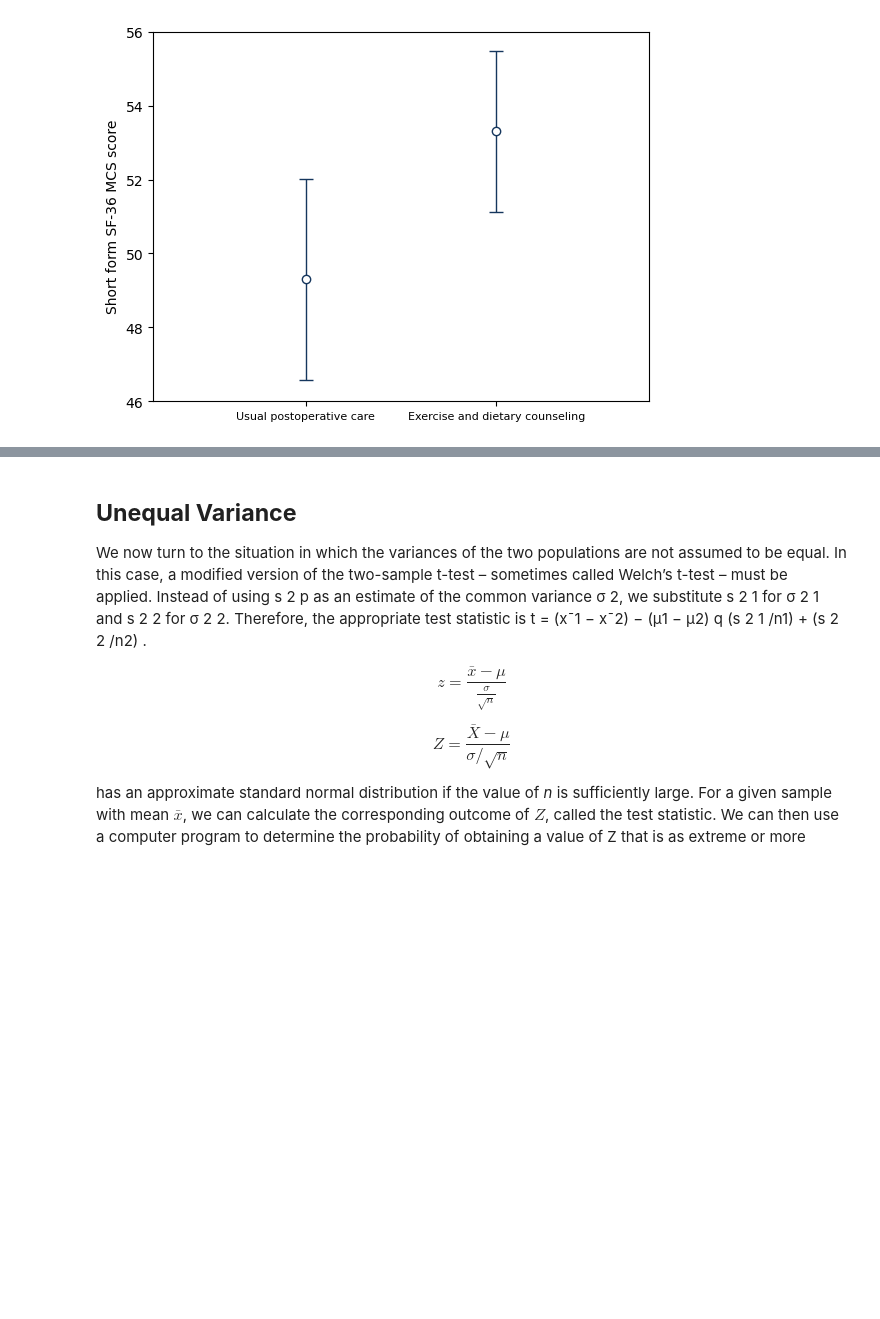
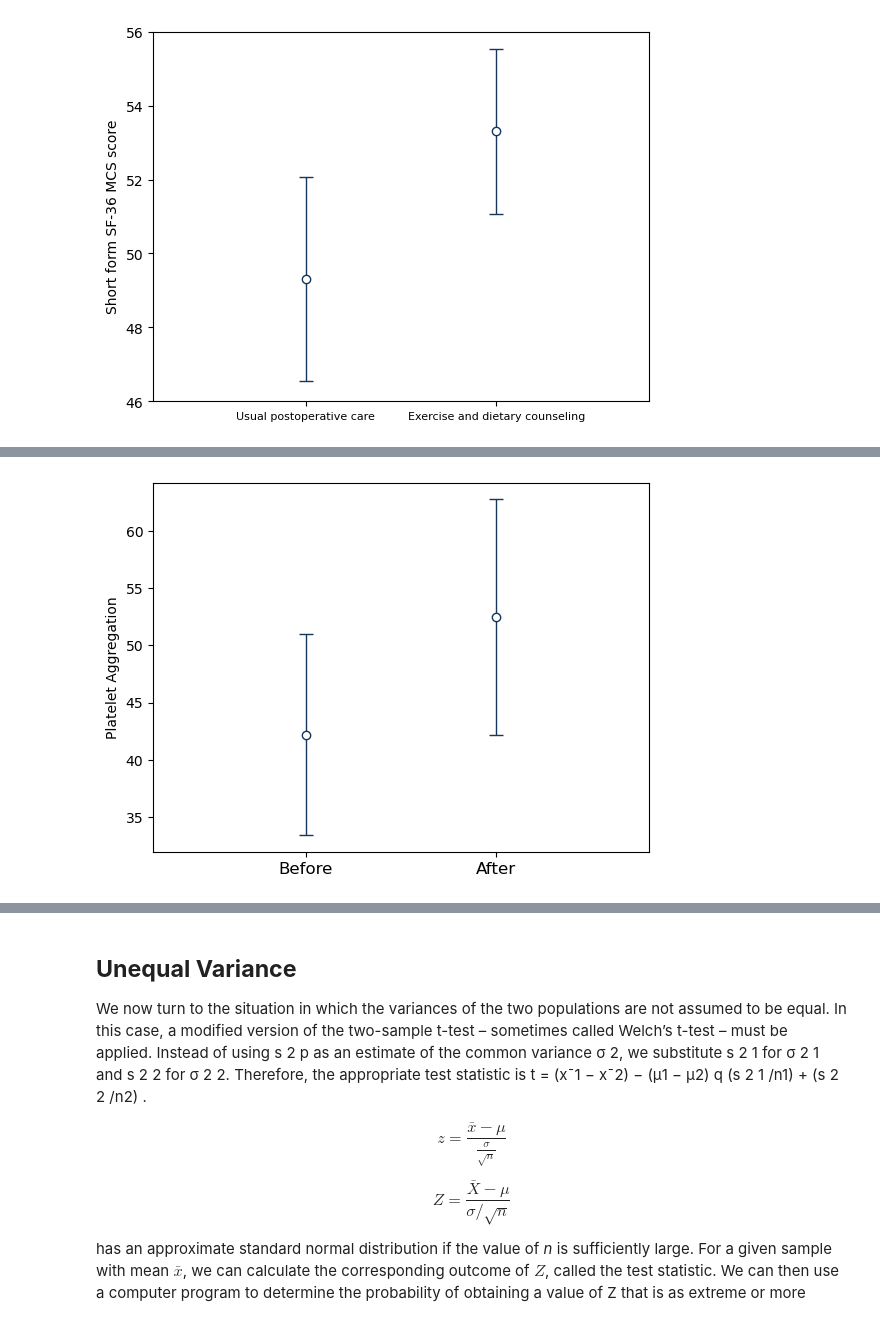
Before and after one commit to DavidSenseman/BIO5853, a Jupyter notebook: Lesson_03_3.ipynb, the cells around one changed output, grey strips where cells are left out. Drawn from its saved outputs; the diff is of its cells as text; code cells hidden in the pictures; blank space fills up the shorter version.

```diff
--- a/Lesson_03_3.ipynb
+++ b/Lesson_03_3.ipynb
@@ -400,0 +829,45 @@ If the code is correct, you should see the following table.
+# %%
+# Insert your code for Exercise 6 here
+
+import matplotlib.pyplot as plt
+
+# Enter values manually
+means = [42.18, 52.45]  # Mean values
+margin_of_errors = [8.80, 10.31]  # Margin of error
+
+# Set color
+color_1 = '#15365d' # Dark blue
+
+# Data categories
+categories = ['Before', 'After']
+
+# Set positions
+positions = [1,2]
+
+# Set plot environment
+fig, ax = plt.subplots()
+
+# Plot error bars
+ax.errorbar(positions, means,
+             yerr=margin_of_errors, fmt='o',
+             capsize=5,
+             elinewidth=1,
+             ecolor=color_1,
+             markeredgecolor=color_1,
+             markerfacecolor='white',
+             markeredgewidth=1)
+
+# Labeling Axes
+plt.ylabel('Platelet Aggregation')
+
+# Adjust the spacing between categories
+ax.set_xticks(positions,categories,fontsize=12)
+ax.set_xlim(0.2, 2.8)
+
+# Set Y-axis limits
+#plt.ylim(46, 56)
+
+# Show plot
+plt.show()
+# %% [output]
+[figure, added]
```
Also changed, not shown: parts of 56 cells of this notebook.
